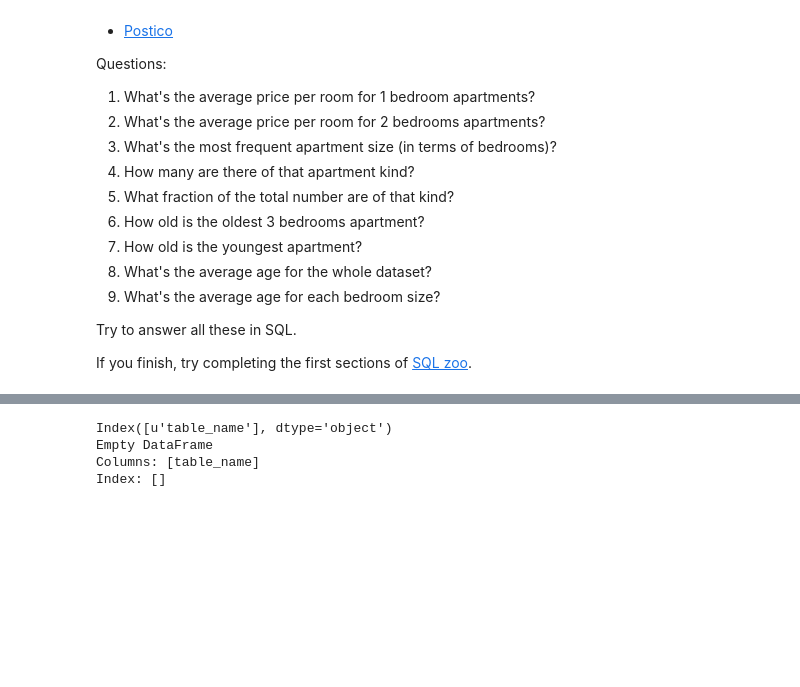
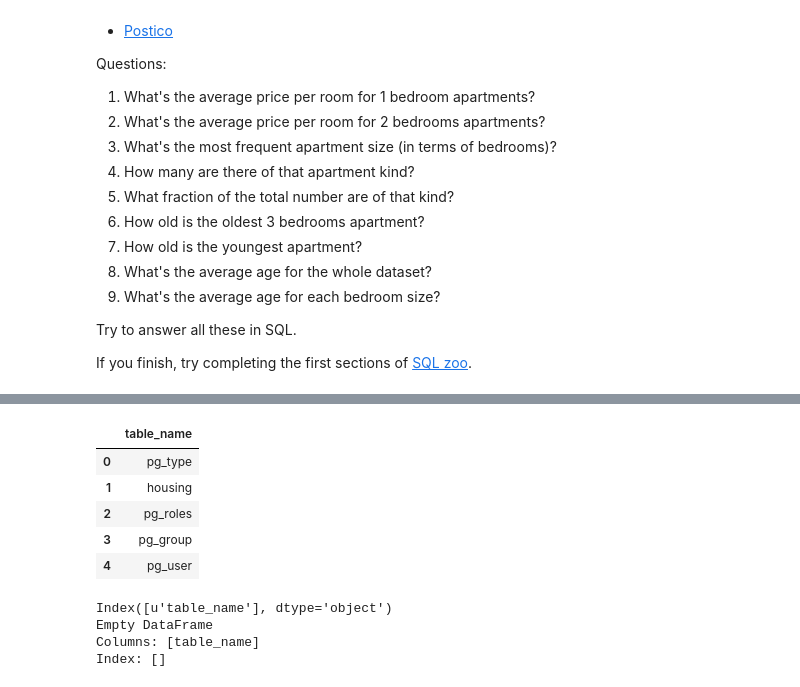
Before and after one commit to ColinJClemence/DataScienceStuff, a Jupyter notebook: curriculum/week-05/1.2-lesson/assets/readme.ipynb, the cells around one changed output, grey strips where cells are left out. Cells and saved outputs as stored; diff of their text form; code cells hidden in the pictures; blank space fills up the shorter version.

```diff
--- a/curriculum/week-05/1.2-lesson/assets/readme.ipynb
+++ b/curriculum/week-05/1.2-lesson/assets/readme.ipynb
@@ -395,3 +400,13 @@ table_names2 = pd.read_sql_query('SELECT table_name FROM information_schema.tabl
+# %%
+pd.read_sql_query('SELECT table_name FROM information_schema.tables;',
+                                con=conn).head()
+# %% [output]
+|  | table_name |
+| 0 | pg_type |
+| 1 | housing |
+| 2 | pg_roles |
+| 3 | pg_group |
+| 4 | pg_user |
 # %%
 #print table_names2.head()
 print table_names2.columns
```
Also changed, not shown: parts of 2 cells of this notebook.
